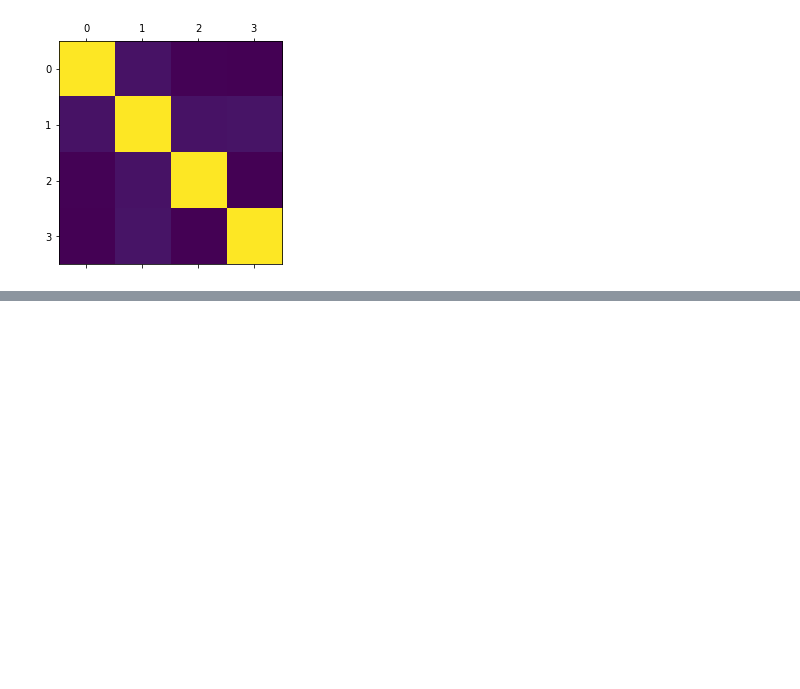
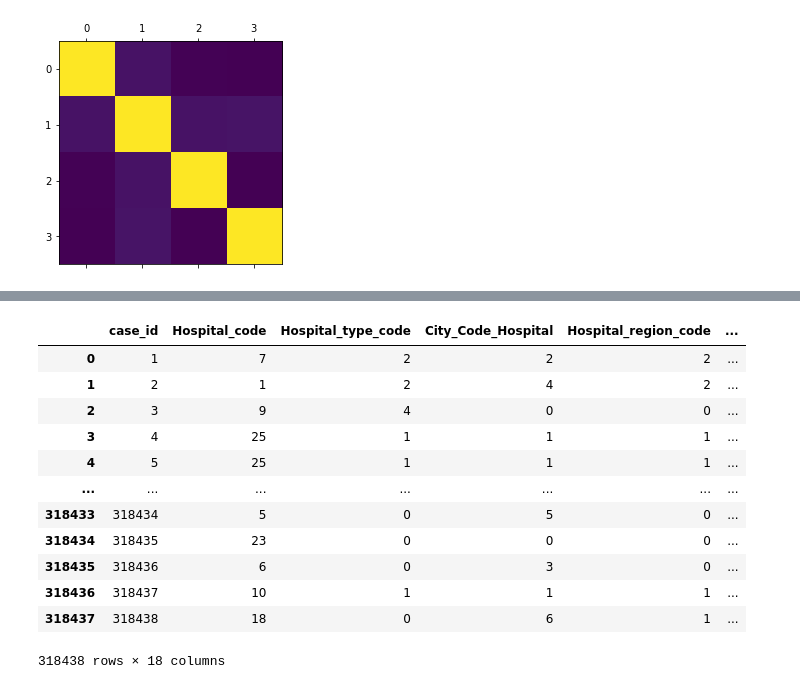
Before and after one commit to tuankiet-kii/DA-Covid-19-HeathCare, a Jupyter notebook: DA - HealthCare-Covid19.ipynb, the cells around one changed output, grey strips where cells are left out. Saved outputs shown, nothing was run; the diff lists cells and outputs as text; code cells hidden in the pictures; blank space fills up the shorter version.

```diff
--- a/DA - HealthCare-Covid19.ipynb
+++ b/DA - HealthCare-Covid19.ipynb
@@ -700,0 +730,17 @@ train_data_raw1.mean().sort_index().plot(style = ".")
+# %%
+train_raw2 = pd.read_csv("./Label_Encoded/Label_Encoded_Train.csv")
+train_raw2
+# %% [output]
+|  | case_id | Hospital_code | Hospital_type_code | City_Code_Hospital | Hospital_region_code | ... |
+| 0 | 1 | 7 | 2 | 2 | 2 | ... |
+| 1 | 2 | 1 | 2 | 4 | 2 | ... |
+| 2 | 3 | 9 | 4 | 0 | 0 | ... |
+| 3 | 4 | 25 | 1 | 1 | 1 | ... |
+| 4 | 5 | 25 | 1 | 1 | 1 | ... |
+| ... | ... | ... | ... | ... | ... | ... |
+| 318433 | 318434 | 5 | 0 | 5 | 0 | ... |
+| 318434 | 318435 | 23 | 0 | 0 | 0 | ... |
+| 318435 | 318436 | 6 | 0 | 3 | 0 | ... |
+| 318436 | 318437 | 10 | 1 | 1 | 1 | ... |
+| 318437 | 318438 | 18 | 0 | 6 | 1 | ... |
+318438 rows × 18 columns
```
Also changed, not shown: parts of 20 cells of this notebook.
